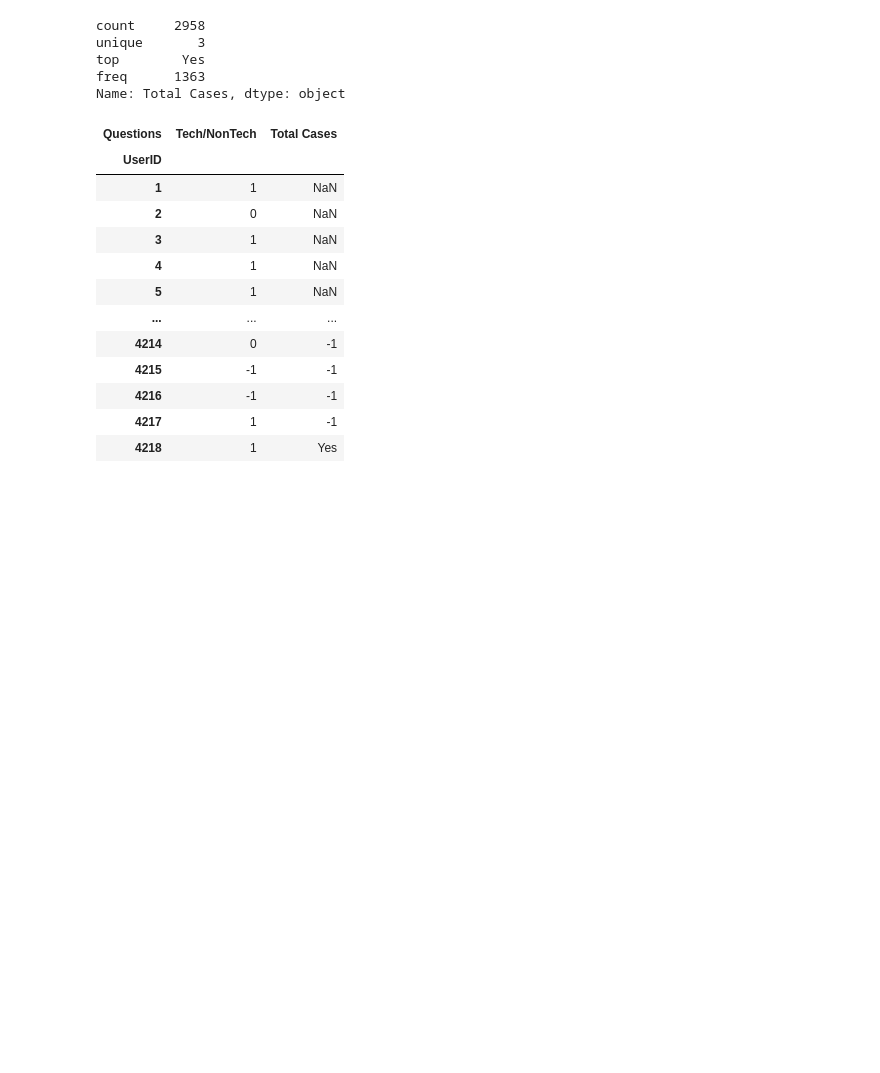
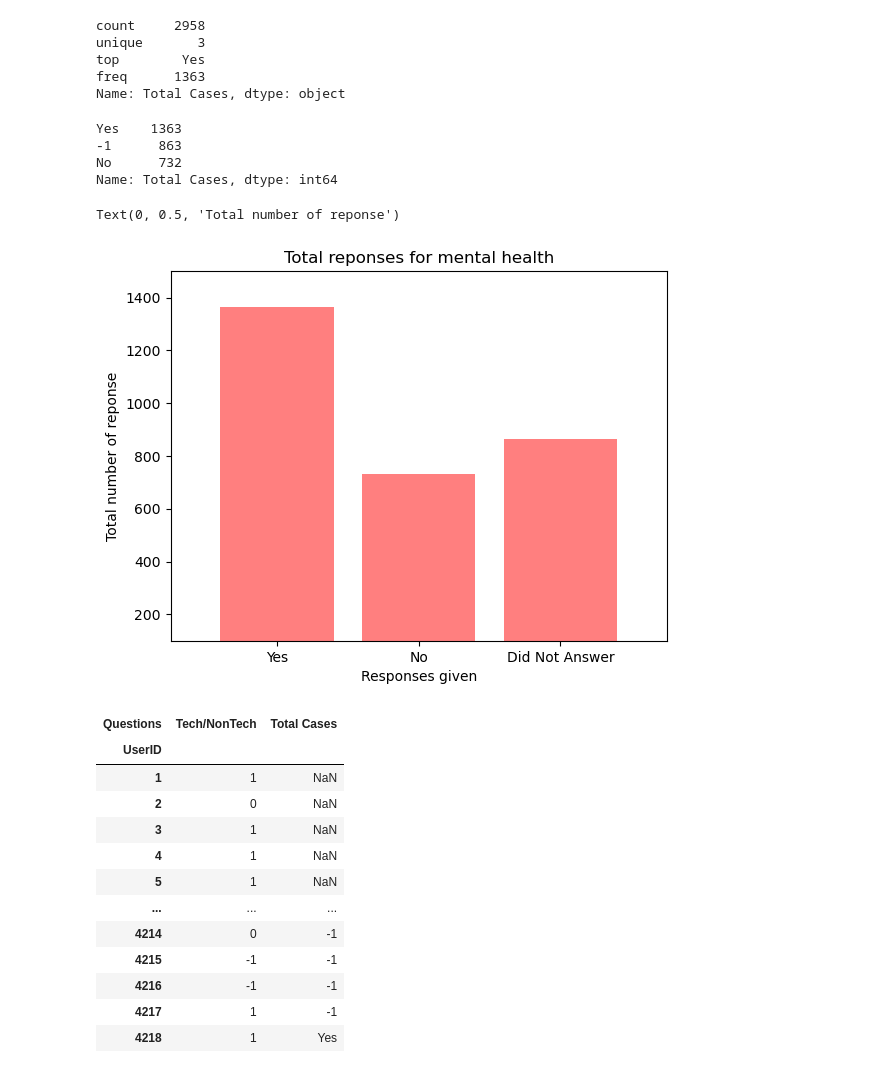
Before and after one commit to Patrick-Bacza/Group-7---Project, a Jupyter notebook: Jay_question_project.ipynb, the cells around one changed output. Cells and saved outputs as stored; diff of their text form; code cells hidden in the pictures; blank space fills up the shorter version.

```diff
--- a/Jay_question_project.ipynb
+++ b/Jay_question_project.ipynb
@@ -362,6 +362,32 @@ unique       3
 top        Yes
 freq      1363
 Name: Total Cases, dtype: object
+# %%
+cases = pivoted_02_df["Total Cases"].value_counts()
+cases
+# %% [output]
+Yes    1363
+-1      863
+No      732
+Name: Total Cases, dtype: int64
+# %%
+Total_Cases = [1363,732,863]
+x_axis = np.arange(len(Total_Cases))
+# %%
+tick_locations = [value for value in x_axis]
+plt.xticks(tick_locations, ["Yes", "No","Did Not Answer"])
+plt.xlim(-0.75, len(x_axis)-0.25)
+plt.ylim(100,1500)
+plt.bar(x_axis, Total_Cases, color='r', alpha=0.5, align="center")
+
+# Give our chart some labels and a title
+
+plt.title("Total reponses for mental health")
+plt.xlabel("Responses given")
+plt.ylabel("Total number of reponse")
+# %% [output]
+Text(0, 0.5, 'Total number of reponse')
+[figure, added]
 # %%
 new_df = pivoted_02_df[["Tech/NonTech", "Total Cases"]]
 new_df
```
Also changed, not shown: parts of 2 cells of this notebook.
